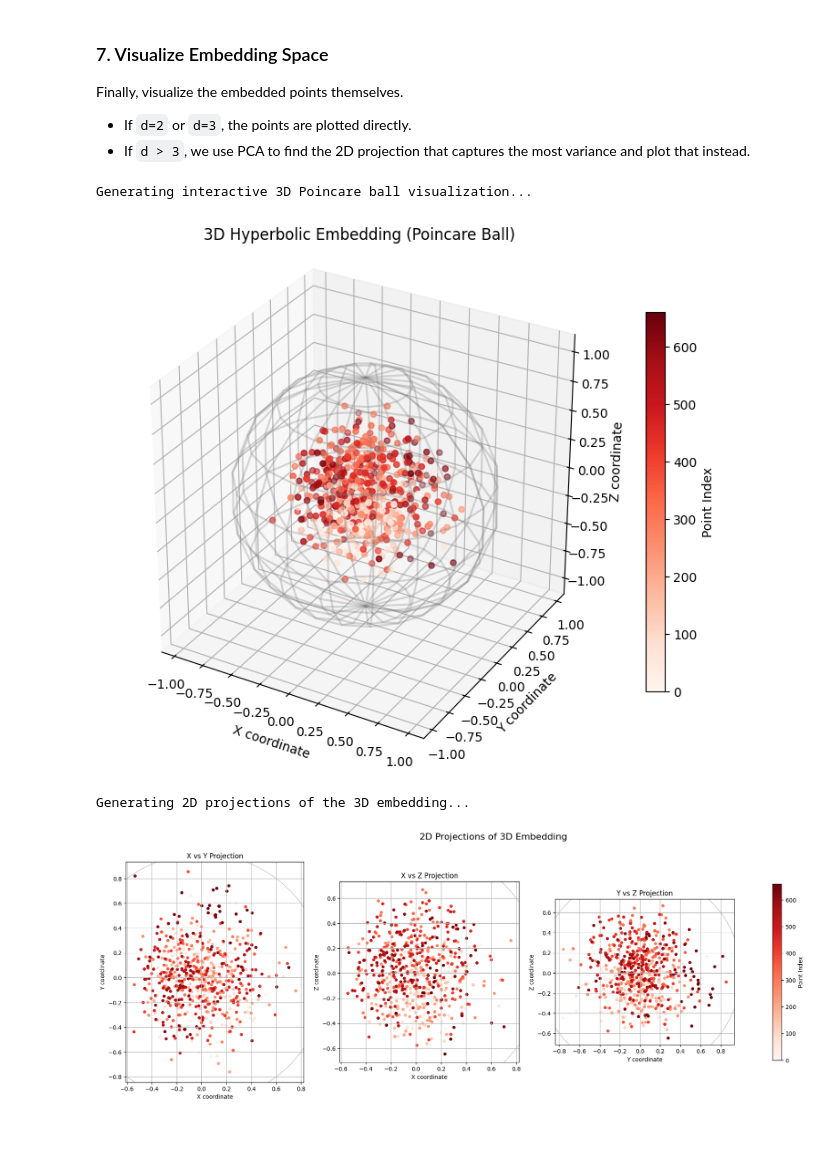
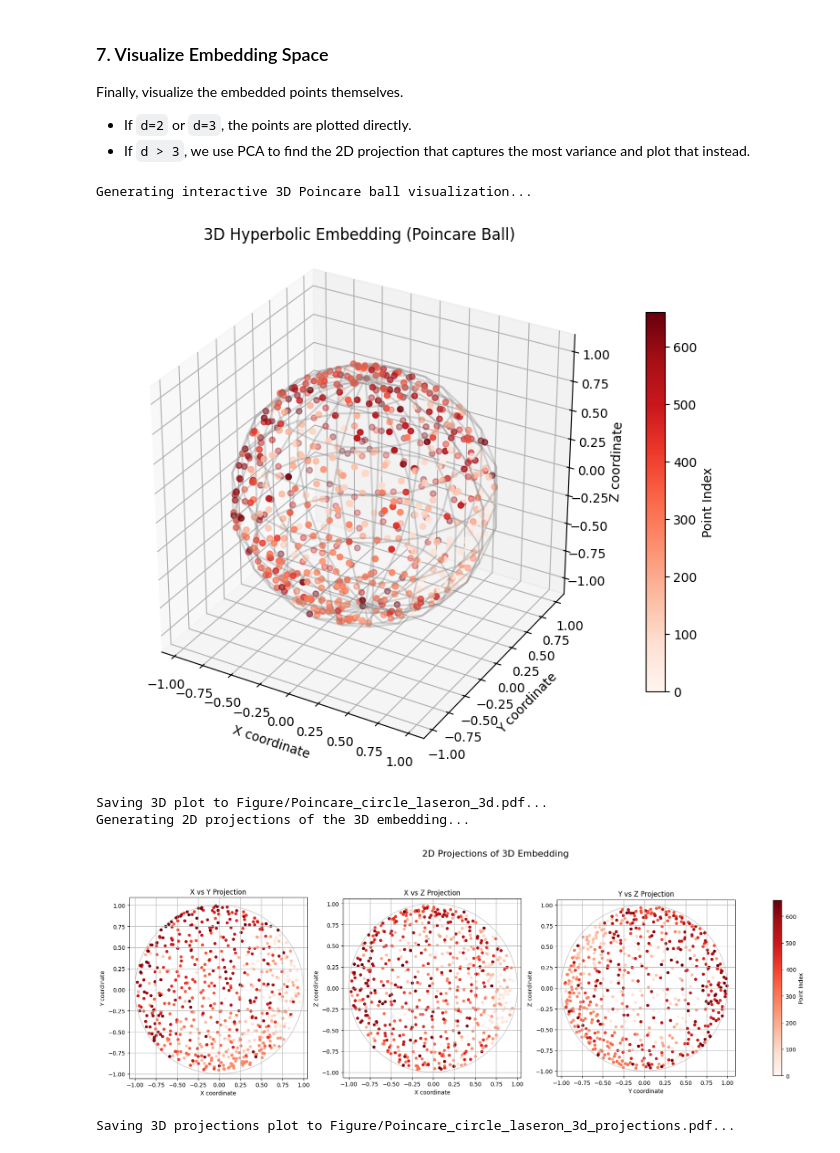
Before and after one commit to wenquan/BayesianHMDS, a Jupyter notebook: analysis_notebook.ipynb, the cells around one changed output. Saved outputs shown, nothing was run; the diff lists cells and outputs as text; code cells hidden in the pictures.

```diff
--- a/analysis_notebook.ipynb
+++ b/analysis_notebook.ipynb
@@ -29,14 +29,14 @@ import pickle
 
 # --- Main Analysis Parameters ---
 mat_file_path = 'data/distance_matrix.mat'      # <-- UPDATE THIS PATH
-matrix_variable_name = 'distanceMatrix_laserOff' # <-- UPDATE THIS VARIABLE NAME
+matrix_variable_name = 'distanceMatrix_laserOn' # <-- UPDATE THIS VARIABLE NAME
 embedding_dim = 3
 
 # --- Caching Parameters ---
 # Set to True to force re-running the embedding even if a saved file exists.
 force_rerun = False
 # Path to save/load the embedding results.
-results_path = 'results/fit_results_laseroff.pkl'
+results_path = 'results/fit_results_laser.pkl'
 # %% [markdown]
 ### 3. Load Data
 
@@ -108,9 +108,11 @@ Finally, visualize the embedded points themselves.
 - If `d > 3`, we use PCA to find the 2D projection that captures the most variance and plot that instead.
 # %%
 if 'fit_results' in locals():
-    visualize_embedding(fit_results)
+    visualize_embedding(fit_results, output_prefix='Figure/Poincare_circle_laseron')
 # %% [output]
 Generating interactive 3D Poincare ball visualization...
-[figure, old version]
+[figure, new version]
+Saving 3D plot to Figure/Poincare_circle_laseron_3d.pdf...
 Generating 2D projections of the 3D embedding...
-[figure, old version]
+[figure, new version]
+Saving 3D projections plot to Figure/Poincare_circle_laseron_3d_projections.pdf...
```
Also changed, not shown: parts of 4 cells of this notebook, 5 other files.
